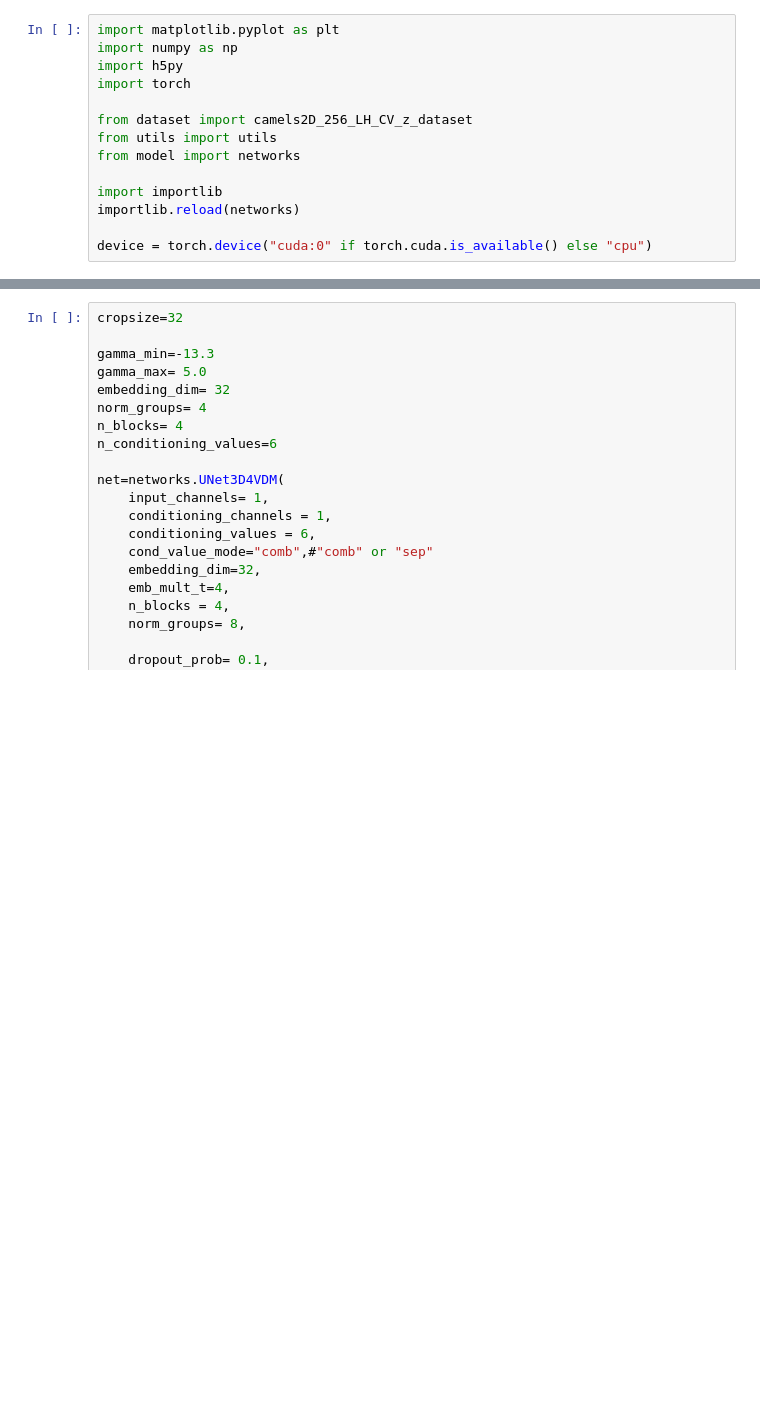
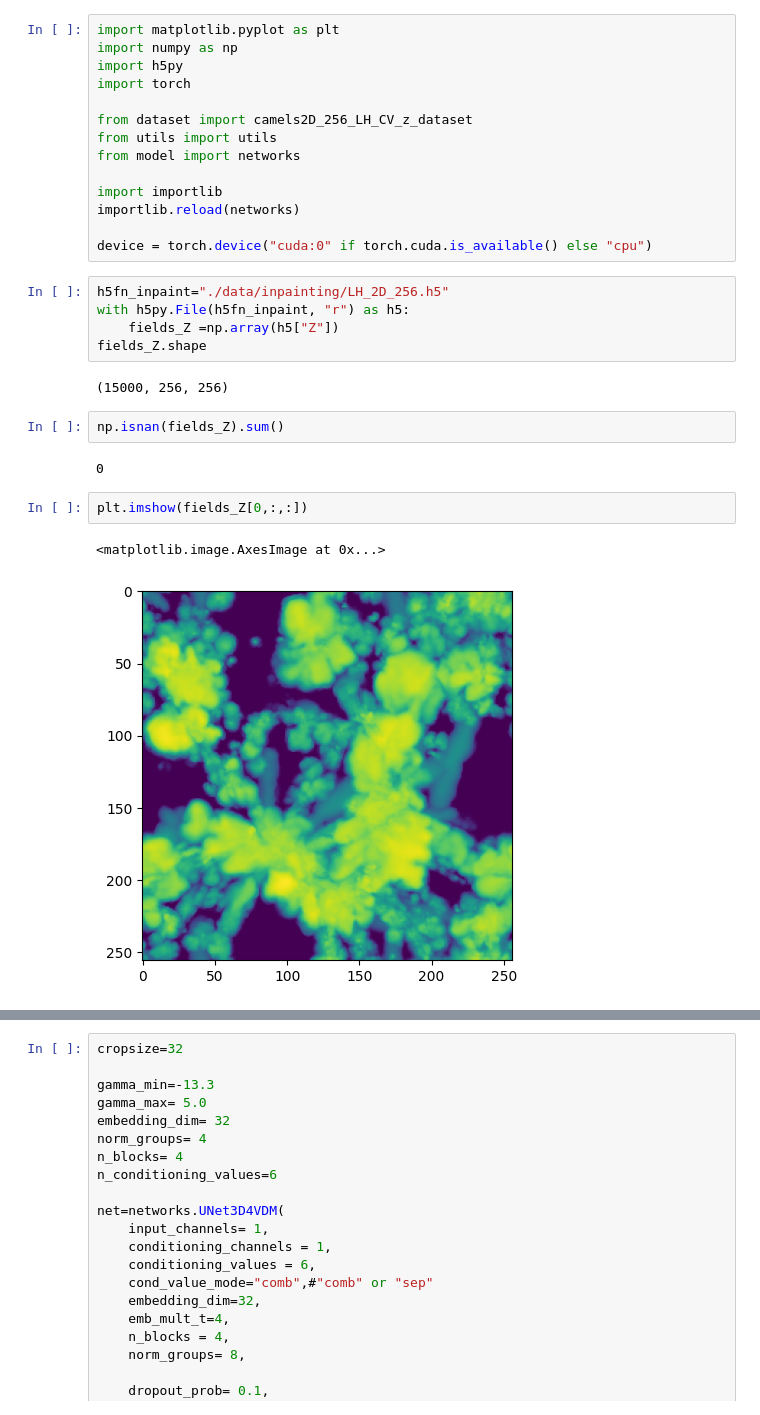
Before and after one commit to cfpark00/vdm4cdm, a Jupyter notebook: explore.ipynb, the cells around one changed output, grey strips where cells are left out. Saved outputs shown, nothing was run; the diff lists cells and outputs as text; blank space fills up the shorter version.

```diff
--- a/explore.ipynb
+++ b/explore.ipynb
@@ -12,3 +12,19 @@ import importlib
 importlib.reload(networks)
 
 device = torch.device("cuda:0" if torch.cuda.is_available() else "cpu")
+# %%
+h5fn_inpaint="./data/inpainting/LH_2D_256.h5"
+with h5py.File(h5fn_inpaint, "r") as h5:
+    fields_Z =np.array(h5["Z"])
+fields_Z.shape
+# %% [output]
+(15000, 256, 256)
+# %%
+np.isnan(fields_Z).sum()
+# %% [output]
+0
+# %%
+plt.imshow(fields_Z[0,:,:])
+# %% [output]
+<matplotlib.image.AxesImage at 0x...>
+[figure, added]
```
Also changed, not shown: parts of 8 cells of this notebook, 4 other files.
